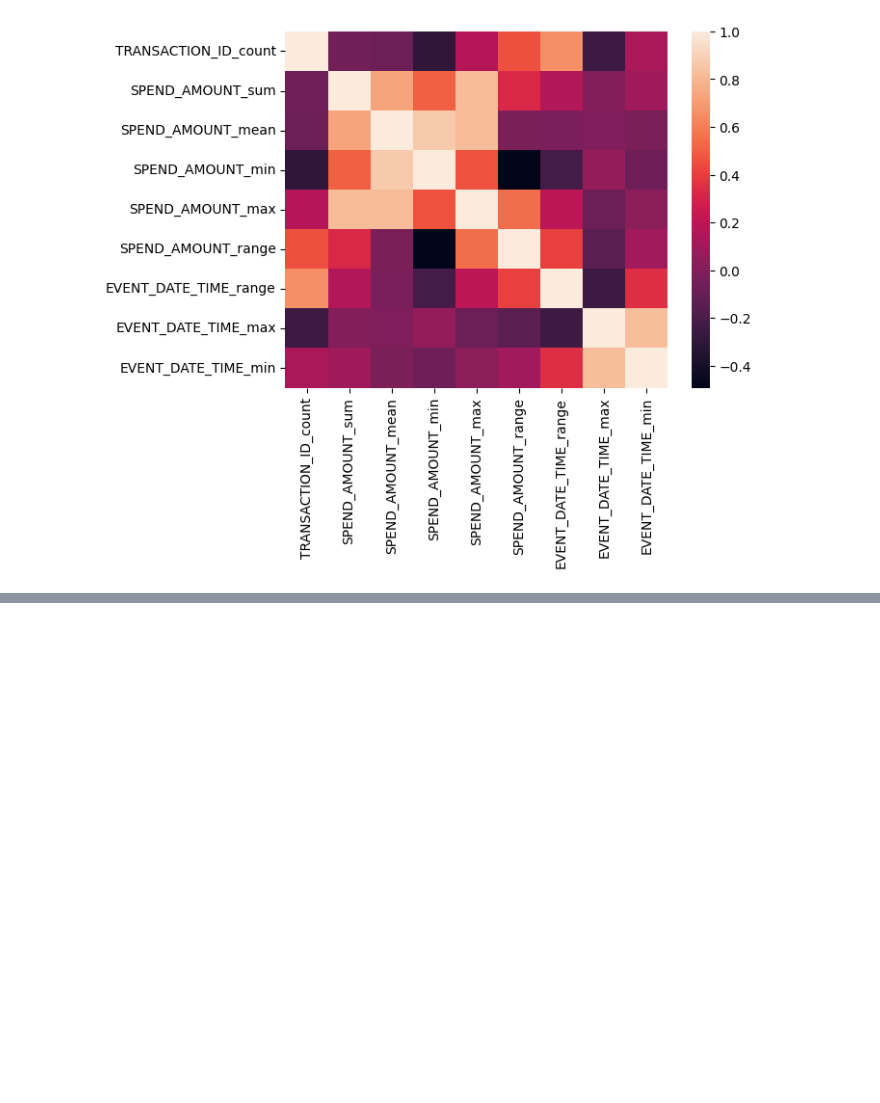
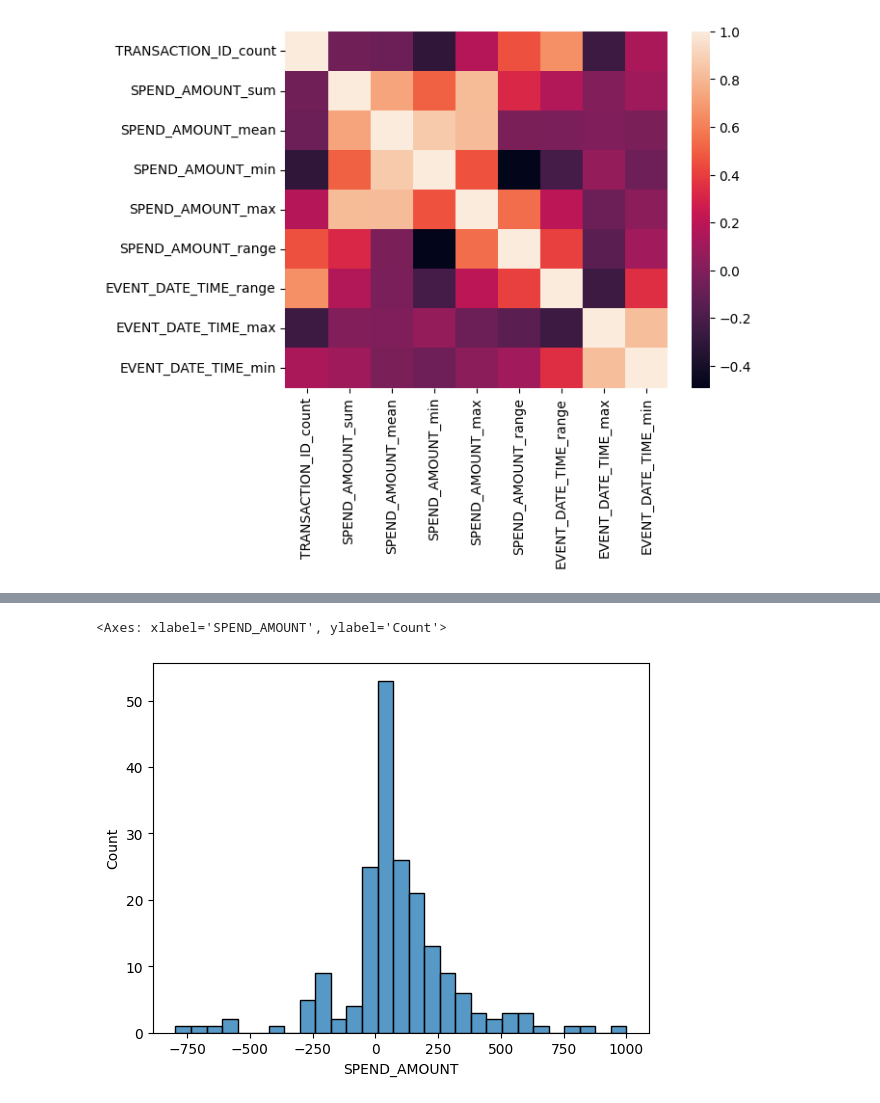
Before and after one commit to piukhq/snowdrops, a Jupyter notebook: end of year analytics/Viator/Viator.ipynb, the cells around one changed output, grey strips where cells are left out. Saved outputs shown, nothing was run; the diff lists cells and outputs as text; code cells hidden in the pictures; blank space fills up the shorter version.

```diff
--- a/end of year analytics/Viator/Viator.ipynb
+++ b/end of year analytics/Viator/Viator.ipynb
@@ -132,0 +195,7 @@ sns.heatmap(corr)
+# %%
+df2.drop(df2.loc[df['STATUS']=='BNPL'].index, inplace=True)
+# %%
+sns.histplot(data=df2, x='SPEND_AMOUNT')
+# %% [output]
+<Axes: xlabel='SPEND_AMOUNT', ylabel='Count'>
+[figure, added]
```
Also changed, not shown: parts of 11 cells of this notebook.
